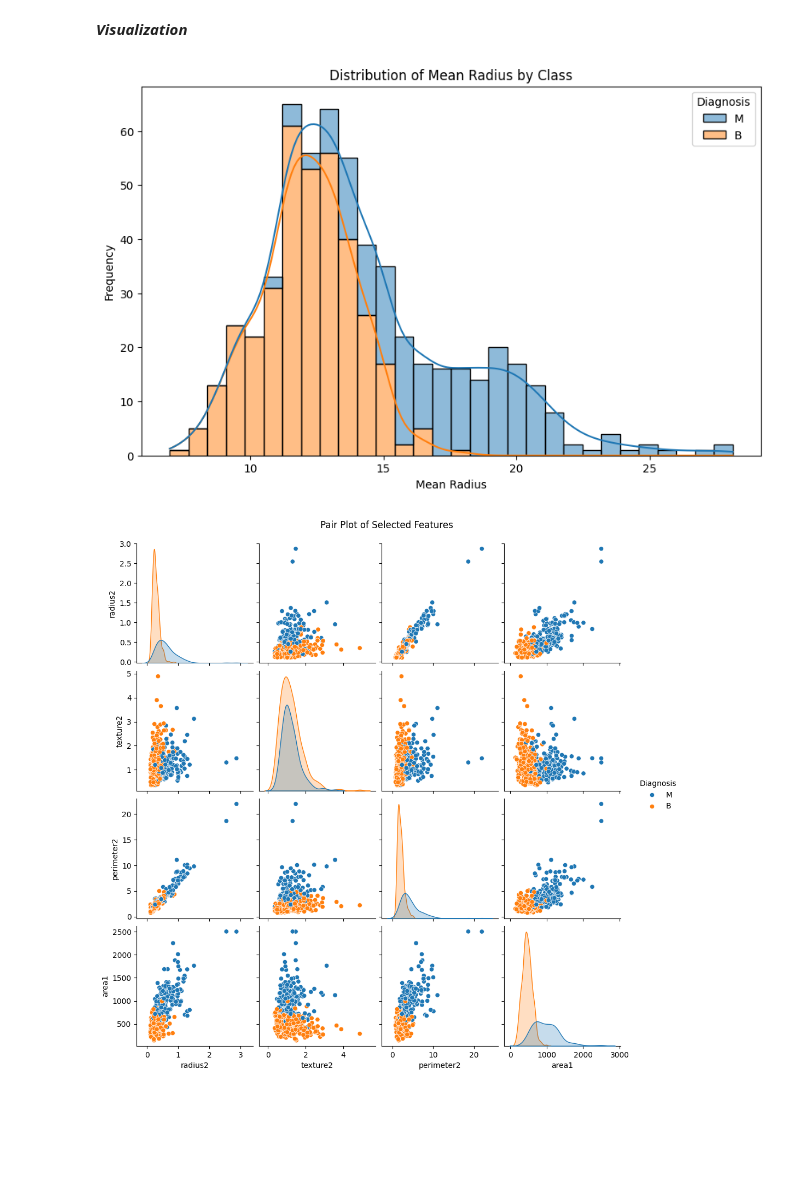
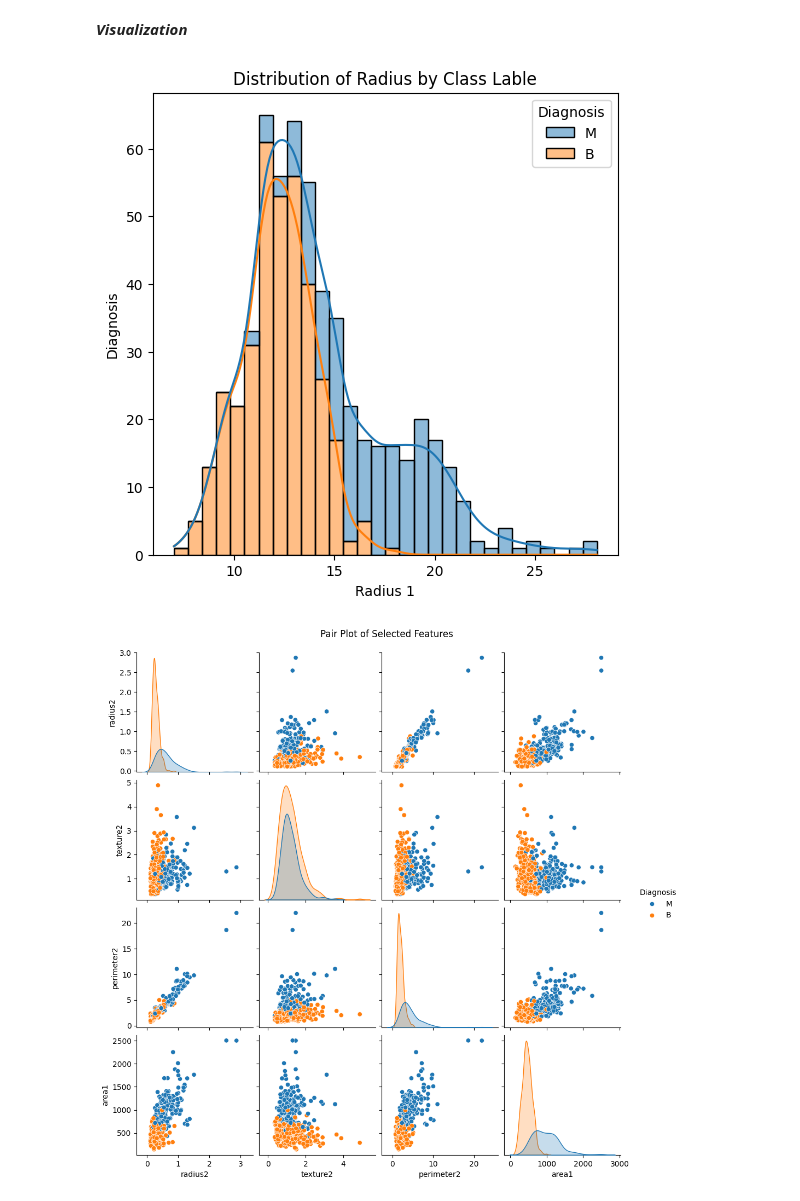
Before and after one commit to emharthi/Data-Analysis-2-Project, a Jupyter notebook: Task 1 (Naive Bayes Classification)/Naive_Bayes_Classification.ipynb, the cells around one changed output. Saved outputs shown, nothing was run; the diff lists cells and outputs as text; code cells hidden in the pictures; blank space fills up the shorter version.

```diff
--- a/Task 1 (Naive Bayes Classification)/Naive_Bayes_Classification.ipynb
+++ b/Task 1 (Naive Bayes Classification)/Naive_Bayes_Classification.ipynb
@@ -218,15 +218,16 @@ plt.show()
 ***Visualization***
 # %%
 # 1. Histograms for feature distribution
+import seaborn as sns
 import matplotlib.pyplot as plt
-plt.figure(figsize=(10, 6))
+plt.figure(figsize=(6, 6))
 sns.histplot(data=df, x='radius1', hue='Diagnosis', multiple='stack', bins=30, kde=True)
-plt.title('Distribution of Mean Radius by Class')
-plt.xlabel('Mean Radius')
-plt.ylabel('Frequency')
+plt.title('Distribution of Radius by Class Lable')
+plt.xlabel('Radius 1')
+plt.ylabel('Diagnosis')
 plt.show()
 # %% [output]
-[figure, old version]
+[figure, new version]
 # %%
 # 3. Pair plot
 sns.pairplot(df, hue='Diagnosis', vars=['radius2', 'texture2', 'perimeter2', 'area1'])
```
Also changed, not shown: parts of 1 cell of this notebook, 1 other file.
